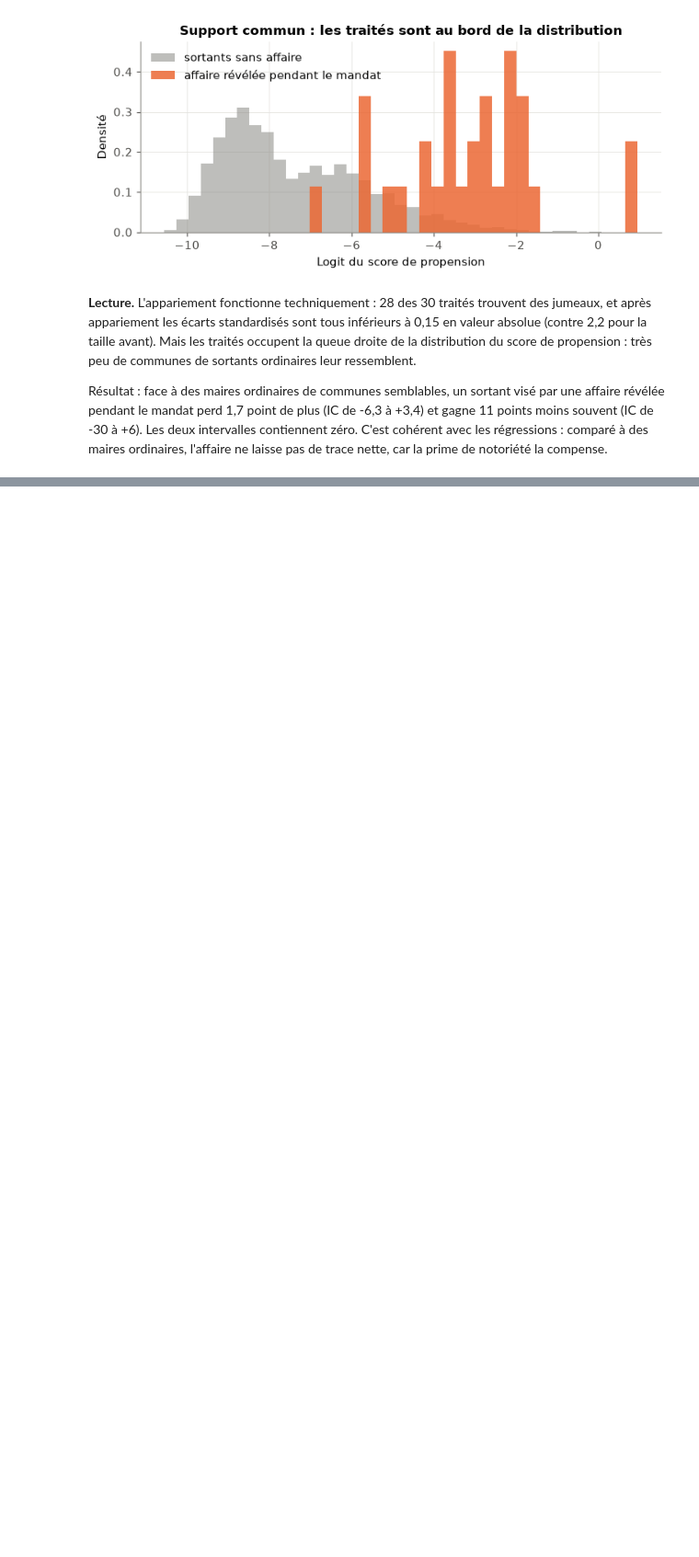
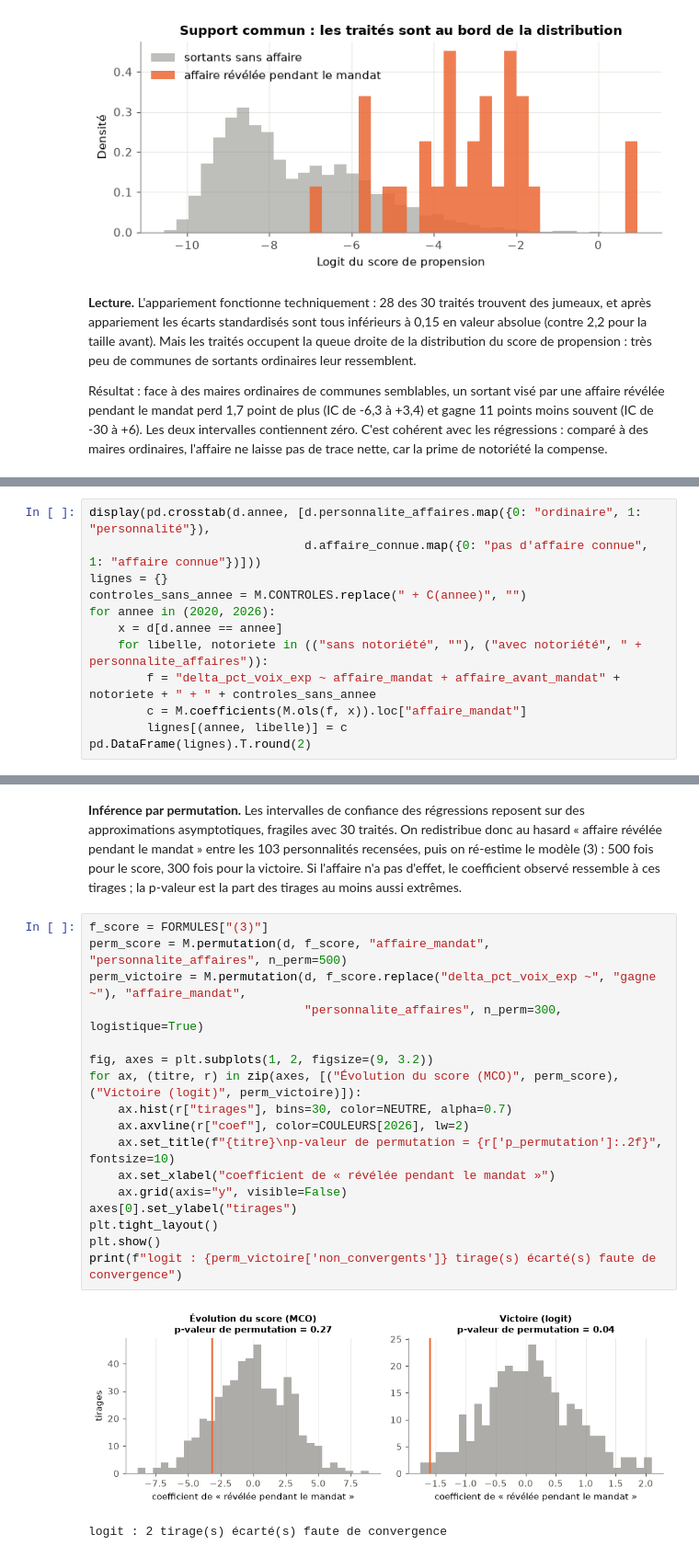
Before and after one commit to QuentinNosmas/Projet_ensae_datascience, a Jupyter notebook: notebooks/04_modelisation.ipynb, the cells around one changed output, grey strips where cells are left out. Shown at 92% size. Cells and saved outputs as stored; diff of their text form; blank space fills up the shorter version.

Commit message:
Robustesse : estimations par élection et inférence par permutation ; conclusions révisées (retour vers la moyenne)

```diff
--- a/notebooks/04_modelisation.ipynb
+++ b/notebooks/04_modelisation.ipynb
@@ -318,0 +316,12 @@ Résultat : face à des maires ordinaires de communes semblables, un sortant vis
+# %%
+display(pd.crosstab(d.annee, [d.personnalite_affaires.map({0: "ordinaire", 1: "personnalité"}),
+                              d.affaire_connue.map({0: "pas d'affaire connue", 1: "affaire connue"})]))
+lignes = {}
+controles_sans_annee = M.CONTROLES.replace(" + C(annee)", "")
+for annee in (2020, 2026):
+    x = d[d.annee == annee]
+    for libelle, notoriete in (("sans notoriété", ""), ("avec notoriété", " + personnalite_affaires")):
+        f = "delta_pct_voix_exp ~ affaire_mandat + affaire_avant_mandat" + notoriete + " + " + controles_sans_annee
+        c = M.coefficients(M.ols(f, x)).loc["affaire_mandat"]
+        lignes[(annee, libelle)] = c
+pd.DataFrame(lignes).T.round(2)
@@ -318,0 +344,27 @@ Résultat : face à des maires ordinaires de communes semblables, un sortant vis
+# %% [markdown]
+**Inférence par permutation.** Les intervalles de confiance des régressions reposent
+sur des approximations asymptotiques, fragiles avec 30 traités. On redistribue donc
+au hasard « affaire révélée pendant le mandat » entre les 103 personnalités
+recensées, puis on ré-estime le modèle (3) : 500 fois pour le score, 300 fois
+pour la victoire. Si l'affaire n'a pas d'effet, le coefficient observé ressemble à
+ces tirages ; la p-valeur est la part des tirages au moins aussi extrêmes.
+# %%
+f_score = FORMULES["(3)"]
+perm_score = M.permutation(d, f_score, "affaire_mandat", "personnalite_affaires", n_perm=500)
+perm_victoire = M.permutation(d, f_score.replace("delta_pct_voix_exp ~", "gagne ~"), "affaire_mandat",
+                              "personnalite_affaires", n_perm=300, logistique=True)
+
+fig, axes = plt.subplots(1, 2, figsize=(9, 3.2))
+for ax, (titre, r) in zip(axes, [("Évolution du score (MCO)", perm_score), ("Victoire (logit)", perm_victoire)]):
+    ax.hist(r["tirages"], bins=30, color=NEUTRE, alpha=0.7)
+    ax.axvline(r["coef"], color=COULEURS[2026], lw=2)
+    ax.set_title(f"{titre}\np-valeur de permutation = {r['p_permutation']:.2f}", fontsize=10)
+    ax.set_xlabel("coefficient de « révélée pendant le mandat »")
+    ax.grid(axis="y", visible=False)
+axes[0].set_ylabel("tirages")
+plt.tight_layout()
+plt.show()
+print(f"logit : {perm_victoire['non_convergents']} tirage(s) écarté(s) faute de convergence")
+# %% [output]
+[figure, added]
+logit : 2 tirage(s) écarté(s) faute de convergence
```
Also changed, not shown: parts of 7 cells of this notebook, 2 other files.
